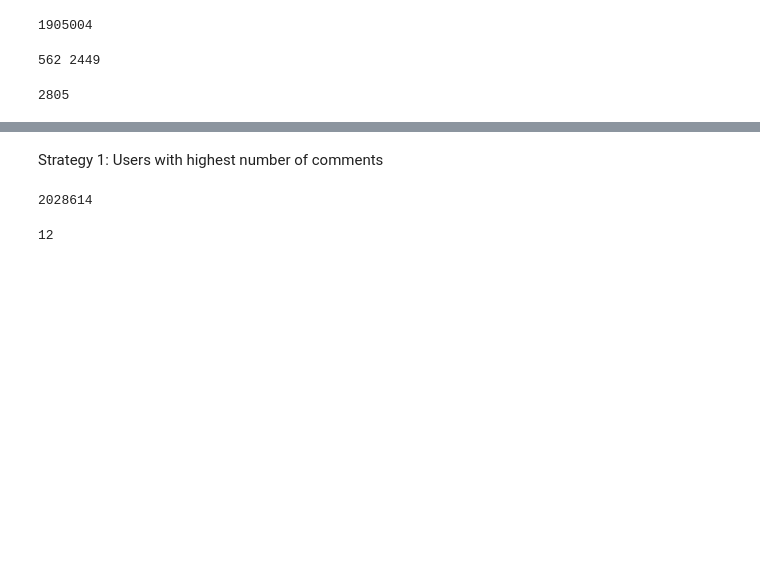
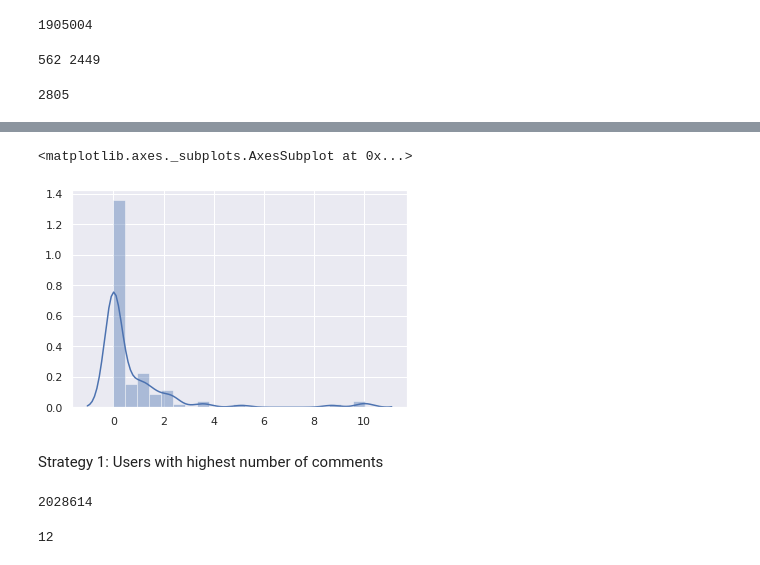
Before and after one commit to yiweiluo/Green-American-Lexicon, a Jupyter notebook: 1_data_collection/reddit/filter_bots.ipynb, the cells around one changed output, grey strips where cells are left out. Saved outputs shown, nothing was run; the diff lists cells and outputs as text; code cells hidden in the pictures; blank space fills up the shorter version.

```diff
--- a/1_data_collection/reddit/filter_bots.ipynb
+++ b/1_data_collection/reddit/filter_bots.ipynb
@@ -57,3 +84,9 @@ len(all_authors_end_bot)
+# %%
+posts_per_auths_with_auto = [num_posts_per_auth[a] for a in post_authors_with_auto]
+sns.distplot([np.log(x) for x in posts_per_auths_with_auto])
+# %% [output]
+<matplotlib.axes._subplots.AxesSubplot at 0x...>
+[figure, added]
 # %% [markdown]
 Strategy 1: Users with highest number of comments
 # %%
```
Also changed, not shown: parts of 8 cells of this notebook, 1 other file.
